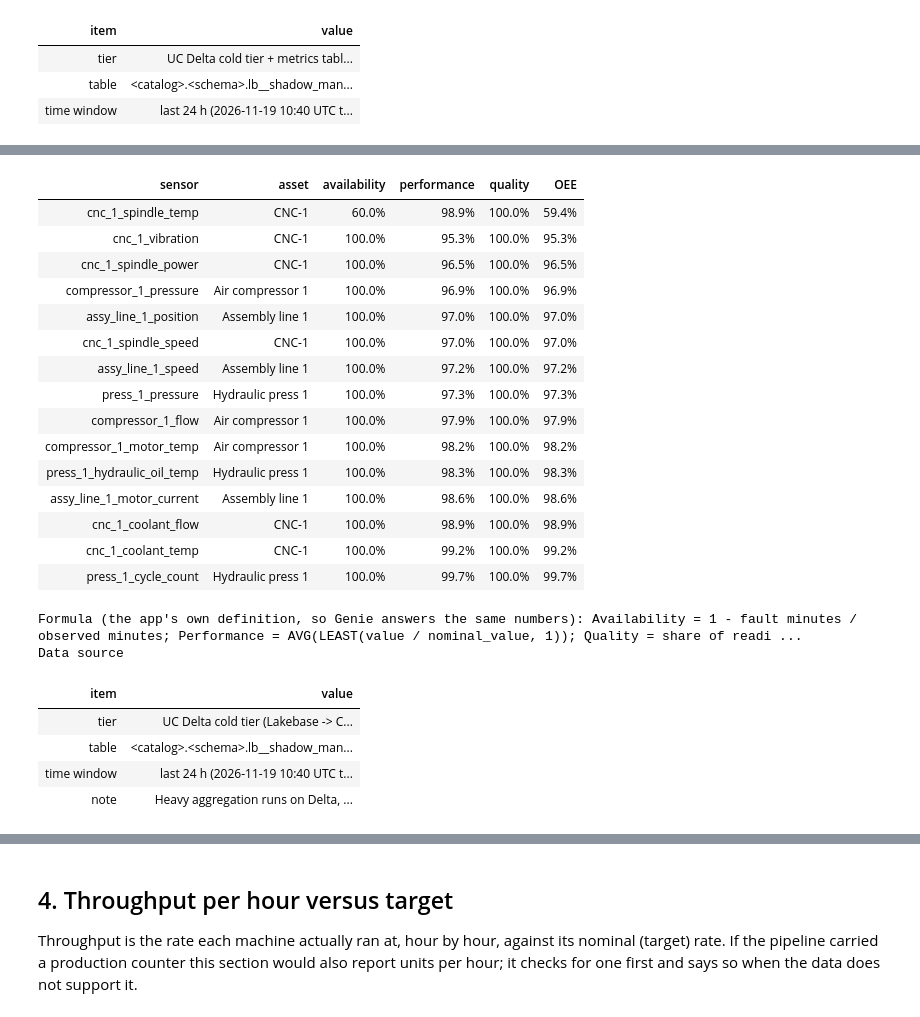
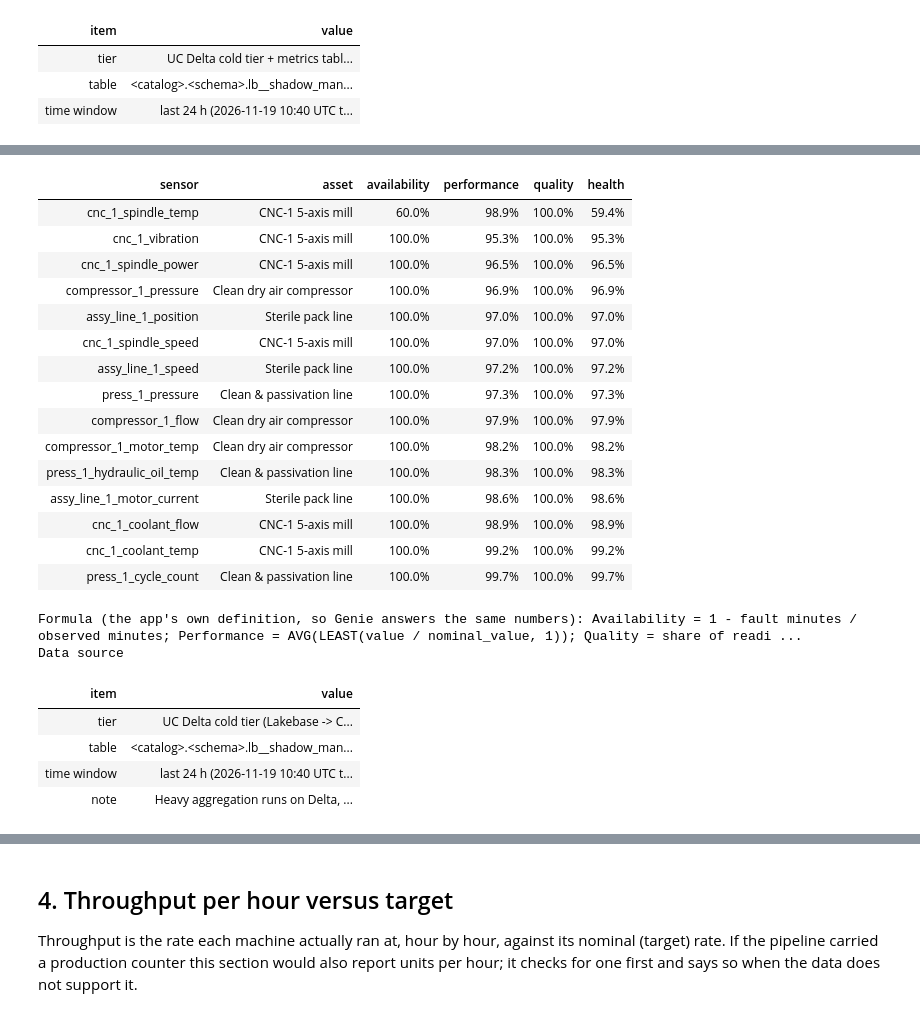
Before and after one commit to taran-dbx/pharma-digital-twin, a Jupyter notebook: usecases/manufacturing/manufacturing_kpis.ipynb, the cells around one changed output, grey strips where cells are left out. Cells and saved outputs as stored; diff of their text form; code cells hidden in the pictures.

```diff
--- a/usecases/manufacturing/manufacturing_kpis.ipynb
+++ b/usecases/manufacturing/manufacturing_kpis.ipynb
@@ -1391,14 +1426,14 @@ UC_SQL: dict[str, str] = {
         " unix_timestamp(current_timestamp()) - unix_timestamp(max(event_time)) AS lag_s"
         " FROM {table} WHERE {row_filter}event_time >= current_timestamp() - INTERVAL {hours} HOURS"
     ),
-    # OEE per sensor, per asset and plant-wide in one pass (GROUPING SETS). Facility (HVAC)
+    # OEE per sensor, per asset and plant-wide in one pass (GROUPING SETS). Facility (HVAC) and CMM lab
     # sensors are excluded: building services are not production equipment.
     "oee": (
         _UC_BASE + " SELECT asset, sensor_name, grouping_id(asset, sensor_name) AS level,"
         " count(*) AS n, count(DISTINCT minute) AS observed_min,"
         " count(DISTINCT CASE WHEN fault_active THEN minute END) AS fault_min,"
         f" {_PERFORMANCE} AS performance, {_QUALITY} AS quality"
-        f" FROM r WHERE asset <> '{FACILITY}'"
+        f" FROM r WHERE asset NOT IN ({NON_PRODUCTION_SQL})"
         " GROUP BY GROUPING SETS ((asset, sensor_name), (asset), ())"
     ),
     # One row per hour and sensor: feeds sensor trends, drift, throughput and the counter check.
@@ -1847,7 +1882,7 @@ class SampleBackend:
         ]
 
     def _uc_oee(self) -> list[dict[str, Any]]:
-        rows = [r for r in self.readings if r["asset"] != FACILITY]
+        rows = [r for r in self.readings if r["asset"] not in NON_PRODUCTION]
         groups: dict[tuple, list[dict[str, Any]]] = defaultdict(list)
         for r in rows:
             groups[(r["asset"], r["sensor_name"], 0)].append(r)
@@ -2225,13 +2263,14 @@ _ROLE = {a.name: a.role for a in ASSETS}
 
 
 def oee_section() -> None:
-    blocks = [heading("1. Overall Equipment Effectiveness (OEE)", 2)]
+    blocks = [heading("1. Right-first-time process health", 2)]
     try:
         rows = DATA.cold("oee")
     except Exception as exc:
         reason = PIPE.reason if not PIPE.catalog else failure_text(exc)
         emit_html(
-            "".join(blocks) + not_available("OEE", f"the telemetry could not be read: {reason}.")
+            "".join(blocks)
+            + not_available("Process health", f"the telemetry could not be read: {reason}.")
         )
         return
     plant = next((r for r in rows if int(num(r.get("level")) or 0) == 3), None)
@@ -2241,20 +2280,23 @@ def oee_section() -> None:
     )
     sensors = [r for r in rows if int(num(r.get("level")) or 0) == 0]
     if plant is None or not num(plant.get("observed_min")):
-        emit_html("".join(blocks) + not_available("OEE", "no production readings in the window."))
+        emit_html(
+            "".join(blocks)
+            + not_available("Process health", "no production readings in the window.")
+        )
         return
     p = oee_factors(plant)
     blocks.append(
         stat_tiles(
             [
-                ("Plant OEE", fmt_pct(p["oee"]), "A x P x Q, production assets"),
+                ("Plant process health", fmt_pct(p["oee"]), "A x P x Q, production assets"),
                 ("Availability", fmt_pct(p["availability"]), "minutes without an active fault"),
                 ("Performance", fmt_pct(p["performance"]), "rate versus nominal (capped at 100%)"),
-                ("Quality", fmt_pct(p["quality"]), "readings inside the operating range"),
+                ("Quality", fmt_pct(p["quality"]), "readings inside the validated range"),
             ]
         )
     )
-    SUMMARY.append({"KPI": "Plant OEE", "value": fmt_pct(p["oee"]), "section": "1"})
+    SUMMARY.append({"KPI": "Plant process health", "value": fmt_pct(p["oee"]), "section": "1"})
     asset_rows = []
     for r in assets:
         f = oee_factors(r)
@@ -2262,13 +2304,13 @@ def oee_section() -> None:
             {
                 "asset": r["asset"], "type": _ROLE.get(r["asset"], "-"),
                 "availability": fmt_pct(f["availability"]), "performance": fmt_pct(f["performance"]),
-                "quality": fmt_pct(f["quality"]), "OEE": fmt_pct(f["oee"]),
+                "quality": fmt_pct(f["quality"]), "health": fmt_pct(f["oee"]),
                 "fault minutes": fmt_num(r.get("fault_min")),
                 "observed minutes": fmt_num(r.get("observed_min")),
                 "_oee": f["oee"] or 0.0,
             }
         )  # fmt: skip
-    blocks.append(heading("OEE by line / cell", 4))
+    blocks.append(heading("Process health by line / cell", 4))
     blocks.append(
         html_table(
             asset_rows,
@@ -2278,7 +2320,7 @@ def oee_section() -> None:
                 "availability",
                 "performance",
                 "quality",
-                "OEE",
+                "health",
                 "fault minutes",
                 "observed minutes",
             ],
@@ -2286,14 +2328,15 @@ def oee_section() -> None:
     )
     worst = min(asset_rows, key=lambda r: r["_oee"]) if asset_rows else None
     if worst:
-        SUMMARY.append({"KPI": "Lowest-OEE asset", "value": f"{worst['asset']} ({worst['OEE']})",
+        SUMMARY.append({"KPI": "Lowest process-health asset", "value": f"{worst['asset']} ({worst['health']})",
                         "section": "1"})  # fmt: skip
     emit_html("".join(blocks))
-    bars = [(r["asset"], 100 * r["_oee"], r["OEE"]) for r in asset_rows]
+    bars = [(r["asset"], 100 * r["_oee"], r["health"]) for r in asset_rows]
     summary = (
-        "; ".join(f"{r['asset']} {r['OEE']}" for r in asset_rows) + f"; plant {fmt_pct(p['oee'])}"
+        "; ".join(f"{r['asset']} {r['health']}" for r in asset_rows)
+        + f"; plant {fmt_pct(p['oee'])}"
     )
-    emit_html(hbar_chart(bars, title="OEE by asset (%)", x_max=100.0, desc=summary))
+    emit_html(hbar_chart(bars, title="Process health by asset (%)", x_max=100.0, desc=summary))
     sensor_rows = []
     for r in sensors:
         f = oee_factors(r)
@@ -2301,24 +2344,25 @@ def oee_section() -> None:
             {
                 "sensor": r["sensor_name"], "asset": r["asset"],
                 "availability": fmt_pct(f["availability"]), "performance": fmt_pct(f["performance"]),
-                "quality": fmt_pct(f["quality"]), "OEE": fmt_pct(f["oee"]), "_oee": f["oee"] or 0.0,
+                "quality": fmt_pct(f["quality"]), "health": fmt_pct(f["oee"]), "_oee": f["oee"] or 0.0,
             }
         )  # fmt: skip
     sensor_rows.sort(key=lambda r: r["_oee"])
     emit_html(
-        heading("Per sensor (lowest OEE first)", 4)
+        heading("Per sensor (lowest process health first)", 4)
         + html_table(
-            sensor_rows, ["sensor", "asset", "availability", "performance", "quality", "OEE"], 25
+            sensor_rows, ["sensor", "asset", "availability", "performance", "quality", "health"], 25
         )
         + note(
             "Formula (the app's own definition, so Genie answers the same numbers): "
             "Availability = 1 - fault minutes / observed minutes; Performance = "
             "AVG(LEAST(value / nominal_value, 1)); Quality = share of readings with "
-            "min_value <= value <= max_value; OEE = A x P x Q. Minutes are distinct minutes "
+            "min_value <= value <= max_value; process health = A x P x Q (the classic OEE "
+            "product). Minutes are distinct minutes "
             "with a reading; at asset and plant level a minute is a fault minute when any of "
             "the asset's sensors reports fault_active. This is an approximation from sensor "
             "telemetry, not from production counts (the pipeline carries none, see section 4). "
-            "Facility (HVAC) sensors are excluded."
+            "Facility (HVAC) and CMM lab environment sensors are excluded."
         )
         + data_source_note(
             "UC Delta cold tier (Lakebase -> CDF -> Delta)"
@@ -2364,19 +2408,19 @@ Per sensor (lowest OEE first)
-| sensor | asset | availability | performance | quality | OEE |
-| cnc_1_spindle_temp | CNC-1 | 60.0% | 98.9% | 100.0% | 59.4% |
-| cnc_1_vibration | CNC-1 | 100.0% | 95.3% | 100.0% | 95.3% |
-| cnc_1_spindle_power | CNC-1 | 100.0% | 96.5% | 100.0% | 96.5% |
-| compressor_1_pressure | Air compressor 1 | 100.0% | 96.9% | 100.0% | 96.9% |
-| assy_line_1_position | Assembly line 1 | 100.0% | 97.0% | 100.0% | 97.0% |
-| cnc_1_spindle_speed | CNC-1 | 100.0% | 97.0% | 100.0% | 97.0% |
-| assy_line_1_speed | Assembly line 1 | 100.0% | 97.2% | 100.0% | 97.2% |
-| press_1_pressure | Hydraulic press 1 | 100.0% | 97.3% | 100.0% | 97.3% |
-| compressor_1_flow | Air compressor 1 | 100.0% | 97.9% | 100.0% | 97.9% |
-| compressor_1_motor_temp | Air compressor 1 | 100.0% | 98.2% | 100.0% | 98.2% |
-| press_1_hydraulic_oil_temp | Hydraulic press 1 | 100.0% | 98.3% | 100.0% | 98.3% |
-| assy_line_1_motor_current | Assembly line 1 | 100.0% | 98.6% | 100.0% | 98.6% |
-| cnc_1_coolant_flow | CNC-1 | 100.0% | 98.9% | 100.0% | 98.9% |
-| cnc_1_coolant_temp | CNC-1 | 100.0% | 99.2% | 100.0% | 99.2% |
-| press_1_cycle_count | Hydraulic press 1 | 100.0% | 99.7% | 100.0% | 99.7% |
+| sensor | asset | availability | performance | quality | health |
+| cnc_1_spindle_temp | CNC-1 5-axis mill | 60.0% | 98.9% | 100.0% | 59.4% |
+| cnc_1_vibration | CNC-1 5-axis mill | 100.0% | 95.3% | 100.0% | 95.3% |
+| cnc_1_spindle_power | CNC-1 5-axis mill | 100.0% | 96.5% | 100.0% | 96.5% |
+| compressor_1_pressure | Clean dry air compressor | 100.0% | 96.9% | 100.0% | 96.9% |
+| assy_line_1_position | Sterile pack line | 100.0% | 97.0% | 100.0% | 97.0% |
+| cnc_1_spindle_speed | CNC-1 5-axis mill | 100.0% | 97.0% | 100.0% | 97.0% |
+| assy_line_1_speed | Sterile pack line | 100.0% | 97.2% | 100.0% | 97.2% |
+| press_1_pressure | Clean & passivation line | 100.0% | 97.3% | 100.0% | 97.3% |
+| compressor_1_flow | Clean dry air compressor | 100.0% | 97.9% | 100.0% | 97.9% |
+| compressor_1_motor_temp | Clean dry air compressor | 100.0% | 98.2% | 100.0% | 98.2% |
+| press_1_hydraulic_oil_temp | Clean & passivation line | 100.0% | 98.3% | 100.0% | 98.3% |
+| assy_line_1_motor_current | Sterile pack line | 100.0% | 98.6% | 100.0% | 98.6% |
+| cnc_1_coolant_flow | CNC-1 5-axis mill | 100.0% | 98.9% | 100.0% | 98.9% |
+| cnc_1_coolant_temp | CNC-1 5-axis mill | 100.0% | 99.2% | 100.0% | 99.2% |
+| press_1_cycle_count | Clean & passivation line | 100.0% | 99.7% | 100.0% | 99.7% |
 Formula (the app's own definition, so Genie answers the same numbers): Availability = 1 - fault minutes / observed minutes; Performance = AVG(LEAST(value / nominal_value, 1)); Quality = share of readi ...
 Data source
 | item | value |
```
Also changed, not shown: parts of 11 cells of this notebook, 7 other files.
